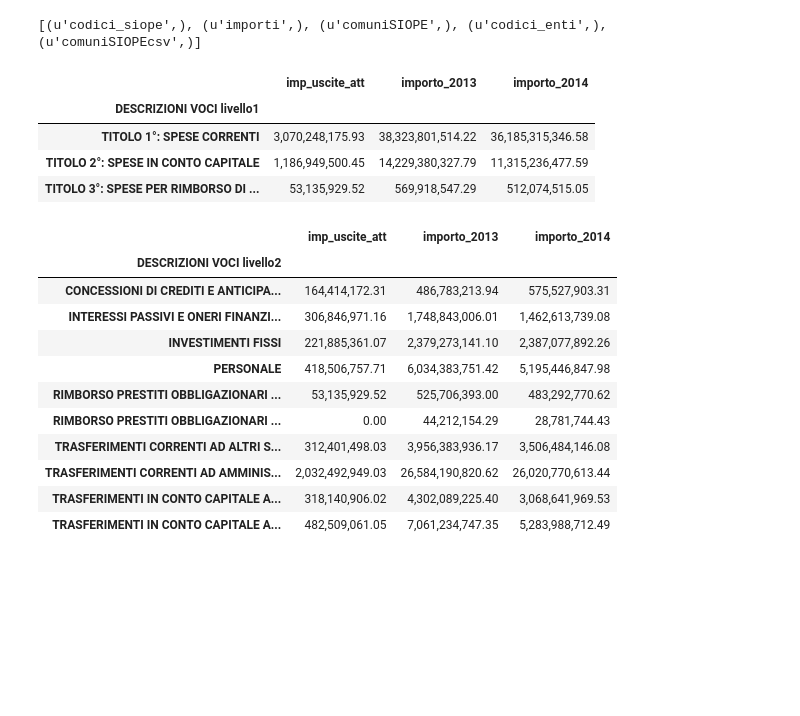
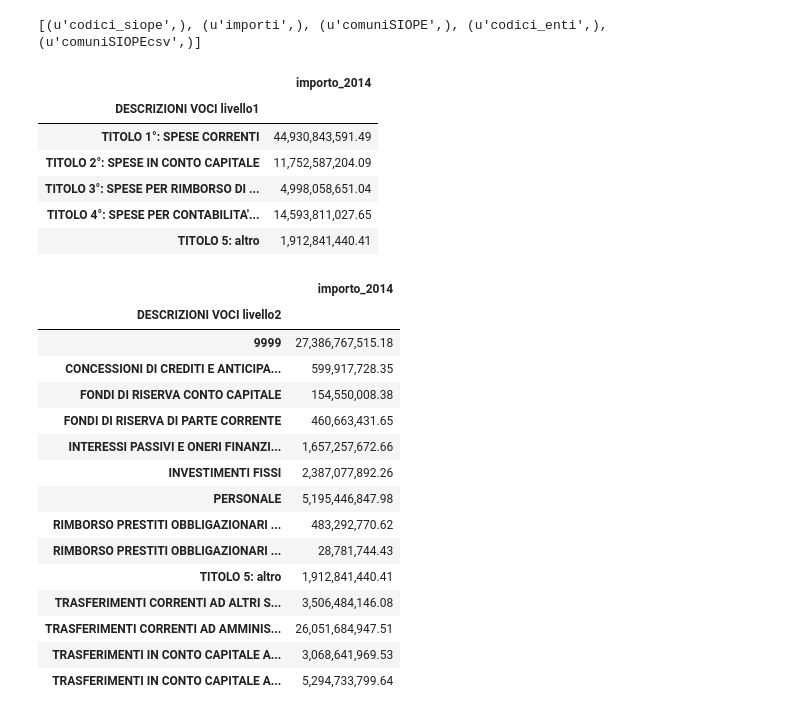
Before and after one commit to scarsellifi/normalizzazione-glossari-siope, a Jupyter notebook: glossari.ipynb, the cells around one changed output. Saved outputs shown, nothing was run; the diff lists cells and outputs as text; code cells hidden in the pictures; blank space fills up the shorter version.

```diff
--- a/glossari.ipynb
+++ b/glossari.ipynb
@@ -126,3 +137,19 @@ raccordo_codici_regionale.to_excel("raccordo_codici_regionale.xlsx")
+# %%
+raccordo_codici_regionale["DESCRIZIONI VOCI 5 digit"] = raccordo_codici_regionale["DESCRIZIONI VOCI"] + raccordo_codici_regionale["DESCRIZIONI VOCI 5 digit"]
+# %%
+raccordo_codici_regionale.loc[255] = ""
+raccordo_codici_regionale.iloc[255, 3] = "9997"
+raccordo_codici_regionale.iloc[255, 5:] = "TITOLO 5: altro"
+
+raccordo_codici_regionale.loc[256] = ""
+raccordo_codici_regionale.iloc[256, 3] = "9998"
+raccordo_codici_regionale.iloc[256, 5:] = "TITOLO 5: altro"
+raccordo_codici_regionale.loc[257] = ""
+raccordo_codici_regionale.iloc[257, 3] = "9999"
+raccordo_codici_regionale.iloc[257, 5:] = "TITOLO 5: altro"
+# %%
+raccordo_codici_regionale["DESCRIZIONI VOCI livello2"].fillna("9999", inplace = True)
+raccordo_codici_regionale["DESCRIZIONI VOCI livello3"].fillna("9999", inplace = True)
 # %% [markdown]
 # Esempio di utilizzo con i dati regionali
 # %%
@@ -148,7 +175,7 @@ importo_ente = pd.merge(importi, codici_enti, left_on = "codice_ente", right_on
 
 regioni = importo_ente[importo_ente["codice_sottocomparto"] == u'REGIONE']
 # %%
-regione_importo_ente_descrizione = pd.merge(regioni, raccordo_codici_regionale, left_on = "codice_siope", right_on = "CODICI GESTIONALI")
+regione_importo_ente_descrizione = pd.merge(regioni, raccordo_codici_regionale, left_on = "codice_siope", right_on = "CODICI GESTIONALI", how = "left")
 # %%
 regione_importo_ente_descrizione["imp_uscite_att"] = regione_importo_ente_descrizione["imp_uscite_att"] / 100
 
@@ -160,26 +188,32 @@ regione_importo_ente_descrizione["importo_2014"] = regione_importo_ente_descrizi
 # %%
-pd.options.display.float_format = '{:,.2f}'.format
 
-regione_importo_ente_descrizione.groupby("DESCRIZIONI VOCI livello1").sum()[["imp_uscite_att", "importo_2013", "importo_2014"]]
+
+regione_importo_ente_descrizione.groupby("DESCRIZIONI VOCI livello1").sum()[["importo_2014"]]
 # %% [output]
-|  | imp_uscite_att | importo_2013 | importo_2014 |
-| DESCRIZIONI VOCI livello1 |  |  |  |
-| TITOLO 1°: SPESE CORRENTI | 3,070,248,175.93 | 38,323,801,514.22 | 36,185,315,346.58 |
-| TITOLO 2°: SPESE IN CONTO CAPITALE | 1,186,949,500.45 | 14,229,380,327.79 | 11,315,236,477.59 |
-| TITOLO 3°: SPESE PER RIMBORSO DI ... | 53,135,929.52 | 569,918,547.29 | 512,074,515.05 |
+|  | importo_2014 |
+| DESCRIZIONI VOCI livello1 |  |
+| TITOLO 1°: SPESE CORRENTI | 44,930,843,591.49 |
+| TITOLO 2°: SPESE IN CONTO CAPITALE | 11,752,587,204.09 |
+| TITOLO 3°: SPESE PER RIMBORSO DI ... | 4,998,058,651.04 |
+| TITOLO 4°: SPESE PER CONTABILITA'... | 14,593,811,027.65 |
+| TITOLO 5: altro | 1,912,841,440.41 |
 # %%
-regione_importo_ente_descrizione.groupby("DESCRIZIONI VOCI livello2").sum()[["imp_uscite_att", "importo_2013", "importo_2014"]]
+regione_importo_ente_descrizione.groupby("DESCRIZIONI VOCI livello2").sum()[["importo_2014"]]
 # %% [output]
-|  | imp_uscite_att | importo_2013 | importo_2014 |
-| DESCRIZIONI VOCI livello2 |  |  |  |
-| CONCESSIONI DI CREDITI E ANTICIPA... | 164,414,172.31 | 486,783,213.94 | 575,527,903.31 |
-| INTERESSI PASSIVI E ONERI FINANZI... | 306,846,971.16 | 1,748,843,006.01 | 1,462,613,739.08 |
-| INVESTIMENTI FISSI | 221,885,361.07 | 2,379,273,141.10 | 2,387,077,892.26 |
-| PERSONALE | 418,506,757.71 | 6,034,383,751.42 | 5,195,446,847.98 |
-| RIMBORSO PRESTITI OBBLIGAZIONARI ... | 53,135,929.52 | 525,706,393.00 | 483,292,770.62 |
-| RIMBORSO PRESTITI OBBLIGAZIONARI ... | 0.00 | 44,212,154.29 | 28,781,744.43 |
-| TRASFERIMENTI CORRENTI AD ALTRI S... | 312,401,498.03 | 3,956,383,936.17 | 3,506,484,146.08 |
-| TRASFERIMENTI CORRENTI AD AMMINIS... | 2,032,492,949.03 | 26,584,190,820.62 | 26,020,770,613.44 |
-| TRASFERIMENTI IN CONTO CAPITALE A... | 318,140,906.02 | 4,302,089,225.40 | 3,068,641,969.53 |
-| TRASFERIMENTI IN CONTO CAPITALE A... | 482,509,061.05 | 7,061,234,747.35 | 5,283,988,712.49 |
+|  | importo_2014 |
+| DESCRIZIONI VOCI livello2 |  |
+| 9999 | 27,386,767,515.18 |
+| CONCESSIONI DI CREDITI E ANTICIPA... | 599,917,728.35 |
+| FONDI DI RISERVA CONTO CAPITALE | 154,550,008.38 |
+| FONDI DI RISERVA DI PARTE CORRENTE | 460,663,431.65 |
+| INTERESSI PASSIVI E ONERI FINANZI... | 1,657,257,672.66 |
+| INVESTIMENTI FISSI | 2,387,077,892.26 |
+| PERSONALE | 5,195,446,847.98 |
+| RIMBORSO PRESTITI OBBLIGAZIONARI ... | 483,292,770.62 |
+| RIMBORSO PRESTITI OBBLIGAZIONARI ... | 28,781,744.43 |
+| TITOLO 5: altro | 1,912,841,440.41 |
+| TRASFERIMENTI CORRENTI AD ALTRI S... | 3,506,484,146.08 |
+| TRASFERIMENTI CORRENTI AD AMMINIS... | 26,051,684,947.51 |
+| TRASFERIMENTI IN CONTO CAPITALE A... | 3,068,641,969.53 |
+| TRASFERIMENTI IN CONTO CAPITALE A... | 5,294,733,799.64 |
 # %%
```
Also changed, not shown: parts of 11 cells of this notebook, 2 other files.
